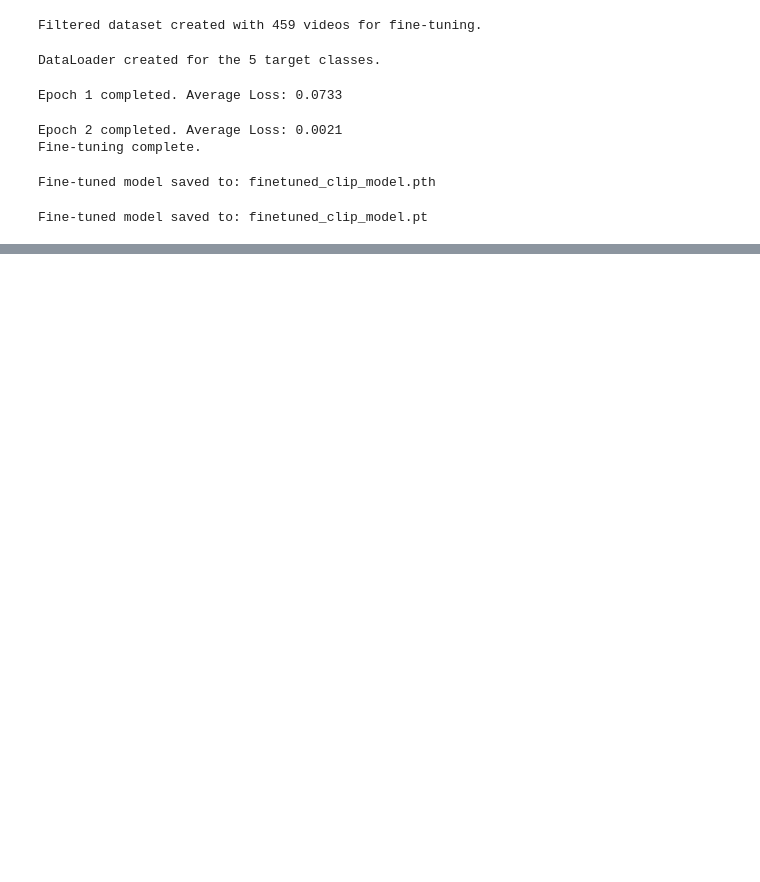
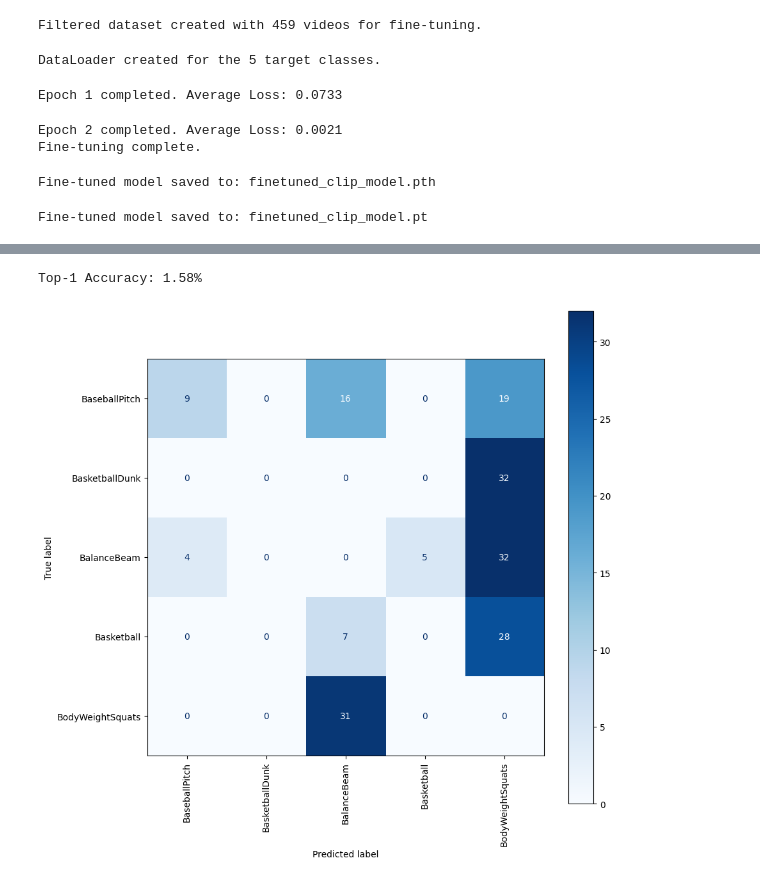
Before and after one commit to liswahyuni/Action-RecognitionVLM, a Jupyter notebook: ActionRecognition.ipynb, the cells around one changed output, grey strips where cells are left out. Cells and saved outputs as stored; diff of their text form; code cells hidden in the pictures; blank space fills up the shorter version.

```diff
--- a/ActionRecognition.ipynb
+++ b/ActionRecognition.ipynb
@@ -717,0 +731,14 @@ finetuned_predicted_labels, finetuned_true_labels = fine_tune_perform_zero_shot_
+# %%
+# 1. Calculate Top-1 Accuracy
+top1_acc = accuracy_score(finetuned_true_labels, finetuned_predicted_labels)
+print(f"Top-1 Accuracy: {top1_acc * 100:.2f}%")
+
+# 2. Generate and Display Confusion Matrix
+cm = confusion_matrix(finetuned_true_labels, finetuned_predicted_labels, labels=np.arange(len(CLASSES_TO_FINETUNE)))
+fig, ax = plt.subplots(figsize=(10, 10))
+disp = ConfusionMatrixDisplay(confusion_matrix=cm, display_labels=CLASSES_TO_FINETUNE)
+disp.plot(ax=ax, xticks_rotation='vertical', cmap='Blues')
+plt.show()
+# %% [output]
+Top-1 Accuracy: 1.58%
+[figure, added]
```
Also changed, not shown: parts of 29 cells of this notebook.
